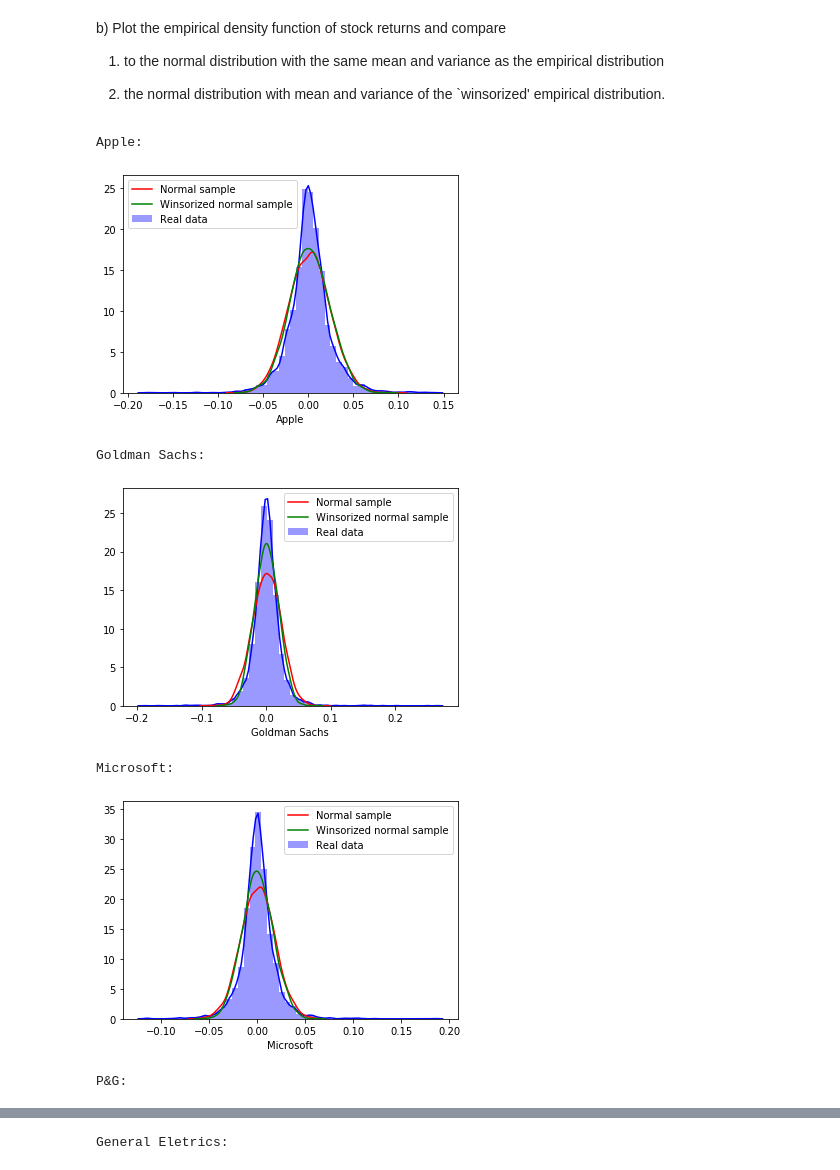
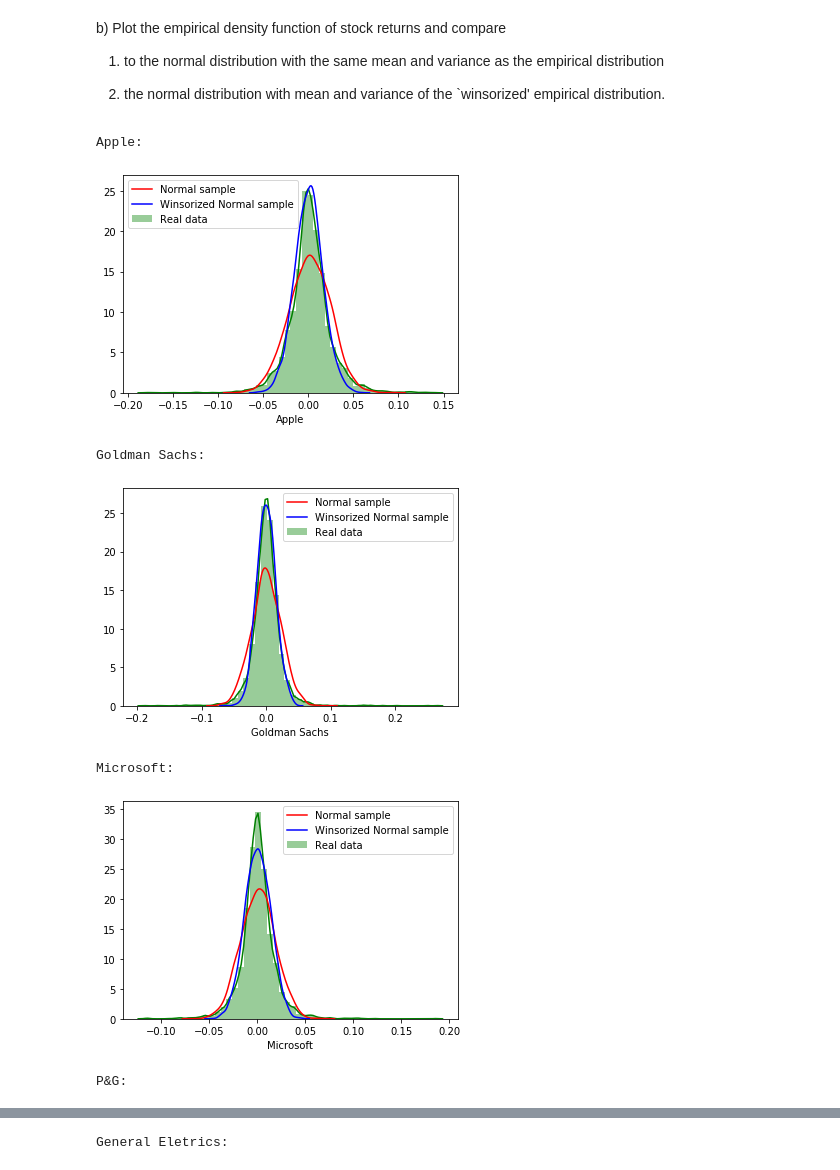
Before and after one commit to baohien97/EPFL-Investments, a Jupyter notebook: As2/InvestmentsA2ex3.ipynb, the cells around one changed output, grey strips where cells are left out. Cells and saved outputs as stored; diff of their text form; code cells hidden in the pictures.

```diff
--- a/As2/InvestmentsA2ex3.ipynb
+++ b/As2/InvestmentsA2ex3.ipynb
@@ -9,3 +15,3 @@ import seaborn as sns
 # %%
-db = wrds.Connection(wrds_username='anita97')
-db.create_pgpass_file()
+#db = wrds.Connection(wrds_username='anita97')
+#db.create_pgpass_file()
@@ -72,41 +76,42 @@ the same mean and variance as the empirical distribution
 2) the normal
 distribution with mean and variance of the `winsorized' empirical distribution.
 # %%
+normal_sample = [None]*len(company_names)
 for company in wrds_df.columns:
-    rets = wrds_df[company]
+    rets = wrds_df[company] # data for each company
     i = wrds_df.columns.get_loc(company) # index
     company_name = company_names[i] # name of that company
 
     # 1) creation of a normale sample with fixed mean and variance
     mu = mean[i]
     sigma = np.sqrt(var[i])
     lenght = len(rets) # lenght of the normal sample
-    normal_sample = pd.Series(np.random.normal(mu, sigma, lenght))
+    normal_sample[i] = pd.Series(np.random.normal(mu, sigma, lenght)) # ss.norm.pdf
 
     #2)
     # compute the `winsorized' empirical distribution, simply keep only the daily returns with absolute value less than 4%
     property_wins = rets.between(-0.04, 0.04) # boolean vector
-    rets_wins = rets[property_winsorized] # drop false elements (not absolute value less than 4%)
+    rets_wins = rets[property_wins] # drop false elements (not absolute value less than 4%)
     mu_wins = rets_wins.mean()
     sigma_wins = rets_wins.std()
     # creation of a normale sample with fixed mean_wins and sigma_wins
     lenght_wins = len(rets_wins) # lenght of the normal sample
     normal_sample_wins = pd.Series(np.random.normal(mu_wins, sigma_wins, lenght_wins))
 
     # plot (using seaborn)
     print('%s: \n' %company_name)
     plt.figure()
-    sns.distplot(rets, axlabel=company_name, color='b',label='Real data')
-    sns.kdeplot(normal_sample, color='r', label='Normal sample')
-    sns.kdeplot(normal_sample_wins, color='g', label='Winsorized normal sample')
+    sns.distplot(rets, axlabel=company_name, color='g', label='Real data')
+    sns.kdeplot(normal_sample[i], color='r', label='Normal sample')
+    sns.kdeplot(normal_sample_wins, color='b', label='Winsorized Normal sample')
     plt.legend()
     plt.show()
     print('\n\n')
 # %% [output]
 Apple:
-[figure, old version]
+[figure, new version]
 Goldman Sachs:
-[figure, old version]
+[figure, new version]
 Microsoft:
-[figure, old version]
+[figure, new version]
 P&G:
```
Also changed, not shown: parts of 11 cells of this notebook.
